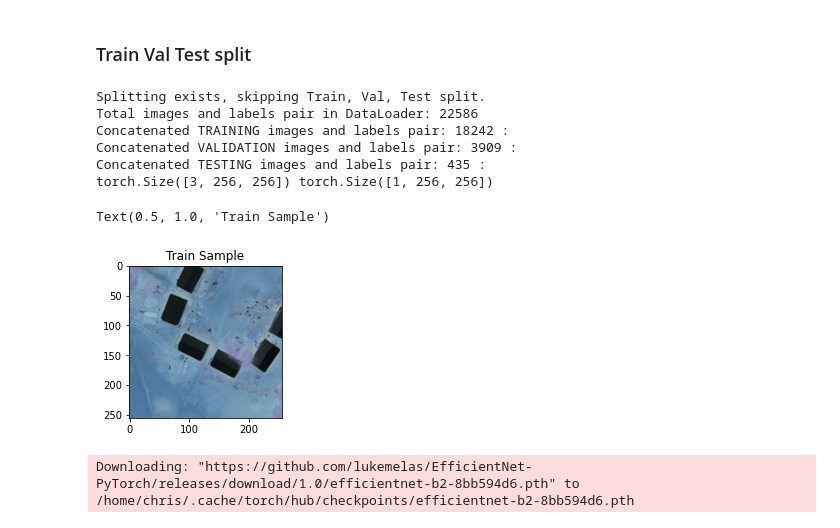
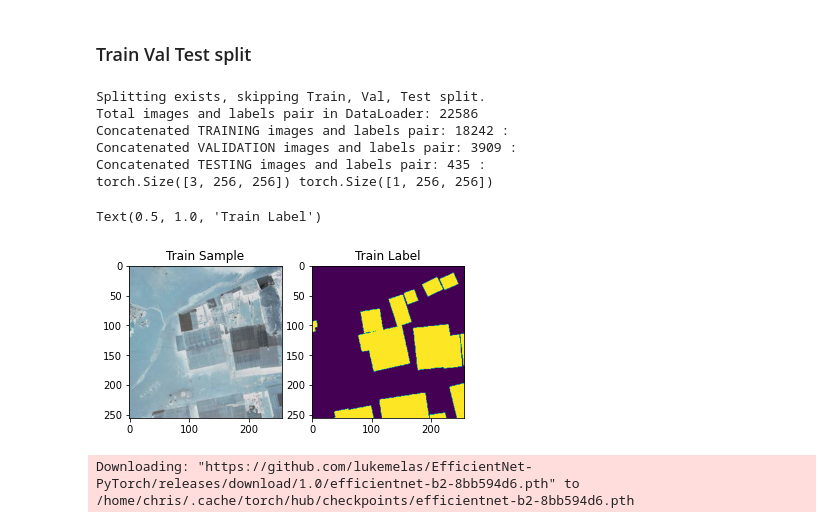
Before and after one commit to chrischank/HOTOSM_OAM_codeV2, a Jupyter notebook: Train_loop.ipynb, the cells around one changed output. Drawn from its saved outputs; the diff is of its cells as text; code cells hidden in the pictures.

```diff
--- a/Train_loop.ipynb
+++ b/Train_loop.ipynb
@@ -257,39 +257,39 @@ Test = BuildingDataset(png_dir = TestIMG_ls,
 
 print("Total images and labels pair in DataLoader: {0}".format(len(Train.png_dir*7) + len(Val.png_dir*3) + len(Test.png_dir)))
 
 print("Concatenated TRAINING images and labels pair: {0} :".format(len(Train.png_dir*7)))
 #for x, y in zip(Train.png_dir, Train.lbl_dir):
 #    print(f"Image: {x}", f"Label: {y}")
 
 print("Concatenated VALIDATION images and labels pair: {0} :".format(len(Val.png_dir*3)))
 #for x, y in zip(Val.png_dir, Val.lbl_dir):
 #    print(f"Image: {x}", f"Label: {y}")
 
 print("Concatenated TESTING images and labels pair: {0} :".format(len(Test.png_dir)))
 #for x, y in zip(Test.png_dir, Test.lbl_dir):
 #    print(f"Image: {x}", f"Label: {y}")
 
 # plot a sample
-train_pair = random.choice(SOL_Train)
+train_pair = random.choice(InRGB_Train)
 print(train_pair[0].shape, train_pair[1].shape)
 
 fig = plt.figure()
 ax = fig.add_subplot(1, 2, 1)
 RGB = plt.imshow(train_pair[0].detach().cpu().numpy().transpose(1, 2, 0))
 ax.set_title('Train Sample')
 
-#ax = fig.add_subplot(1, 2, 2)
-#LBL = plt.imshow(train_pair[1].detach().cpu().numpy().transpose(1, 2, 0))
-#ax.set_title('Train Label')
+ax = fig.add_subplot(1, 2, 2)
+LBL = plt.imshow(train_pair[1].detach().cpu().numpy().transpose(1, 2, 0))
+ax.set_title('Train Label')
 # %% [output]
 Splitting exists, skipping Train, Val, Test split.
 Total images and labels pair in DataLoader: 22586
 Concatenated TRAINING images and labels pair: 18242 :
 Concatenated VALIDATION images and labels pair: 3909 :
 Concatenated TESTING images and labels pair: 435 :
 torch.Size([3, 256, 256]) torch.Size([1, 256, 256])
-Text(0.5, 1.0, 'Train Sample')
+Text(0.5, 1.0, 'Train Label')
-[figure, old version]
+[figure, new version]
 # %%
 # Trimmed down version
 def rayHPO_loop(n_epochs, optimizer, model, xp_name,
```
Also changed, not shown: parts of 3 cells of this notebook.
